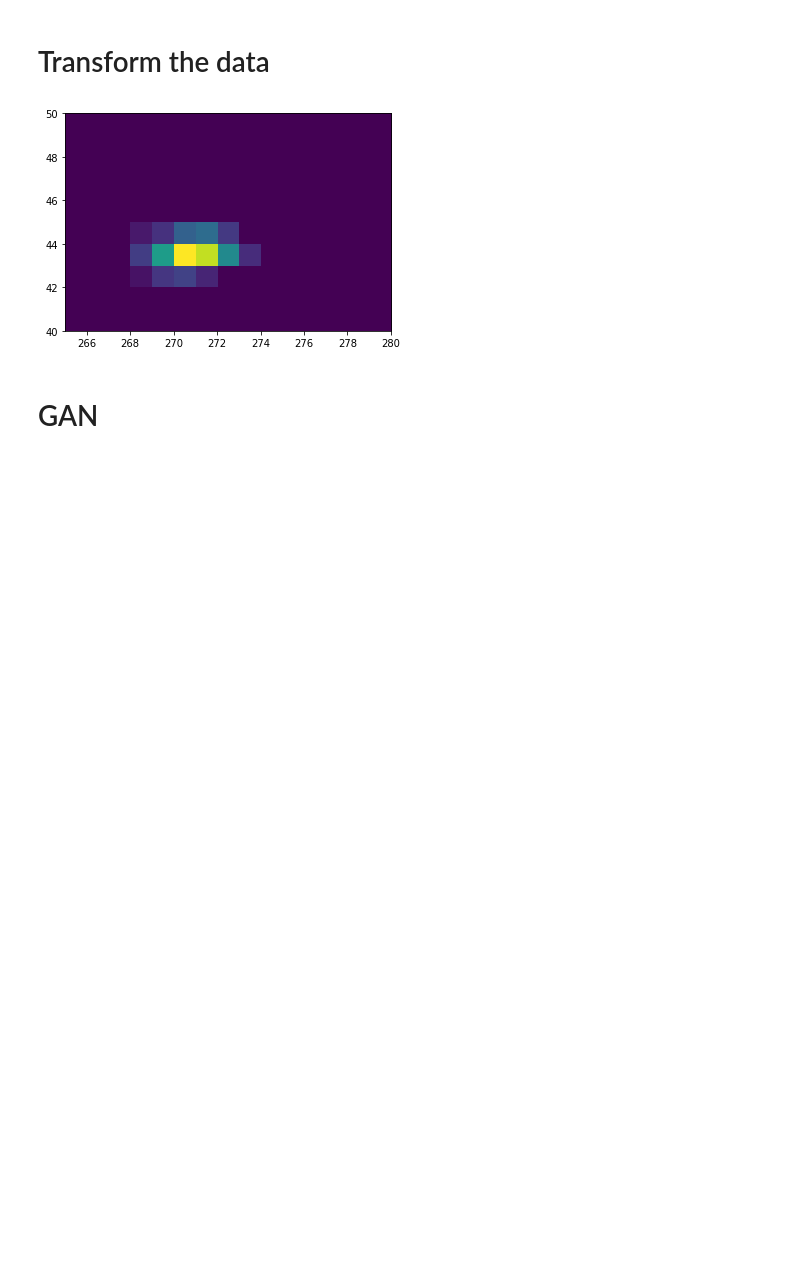
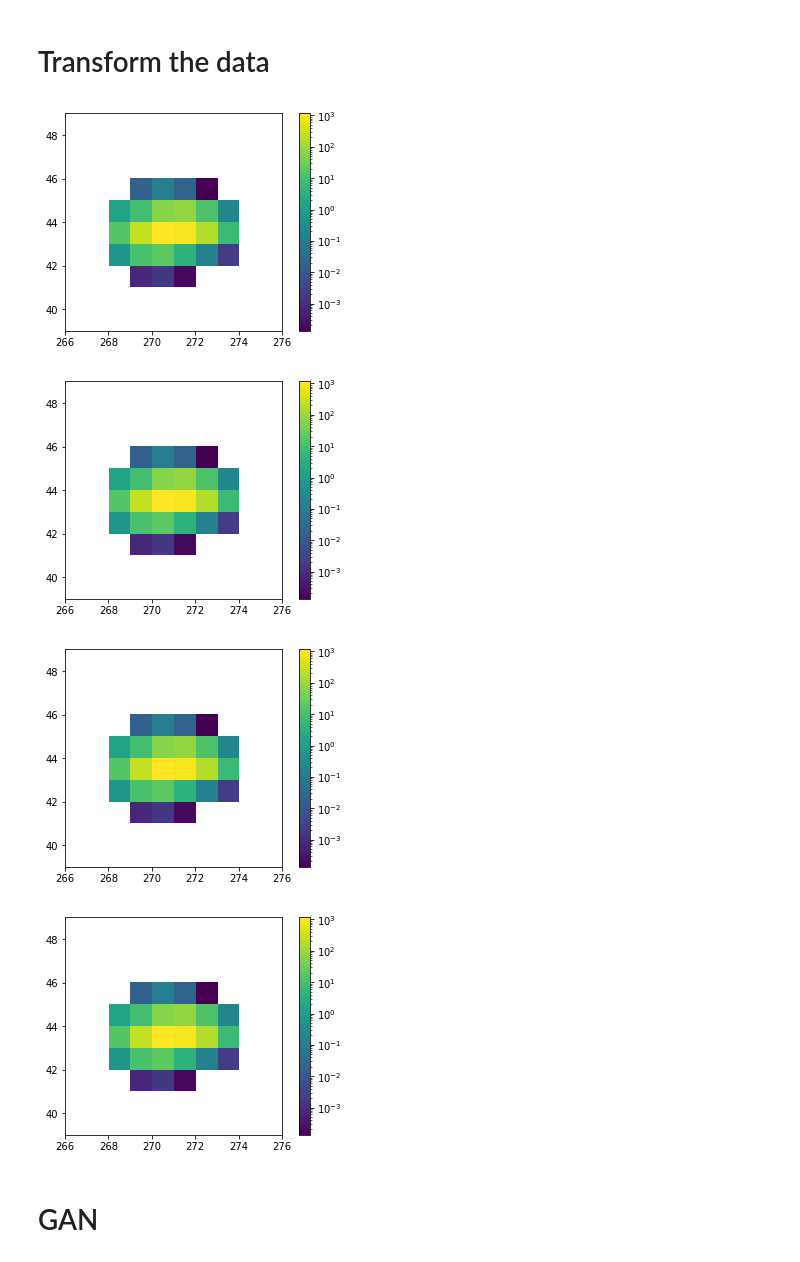
Before and after one commit to SiLiKhon/TPC-FastSim, a Jupyter notebook: notebooks/TPC_overview.ipynb, the cells around one changed output. Cells and saved outputs as stored; diff of their text form; code cells hidden in the pictures; blank space fills up the shorter version.

Commit message:
data v1 overview

```diff
--- a/notebooks/TPC_overview.ipynb
+++ b/notebooks/TPC_overview.ipynb
@@ -44,7 +45,7 @@ preprocessing._THIS_PATH
 # %% [output]
 PosixPath('/home/amaevskiy/TPC/TPC-FastSim/data')
 # %%
-df = pd.read_csv(preprocessing._THIS_PATH.joinpath('data_v0', 'csv', 'digits.csv'))
+df = pd.read_csv(preprocessing._THIS_PATH.joinpath('data_v1', 'csv', 'digits.csv'))
 print(df.dtypes)
 # %% [output]
 evtId      int64
@@ -70,10 +71,10 @@ mean_signal_matrix = np.zeros(dtype=float, shape=(npad, ntime))
 mean_signal_matrix[tuple(mean_signal[['ipad_n', 'itime_n']].values.T)] = mean_signal.amp.values
 # %%
 plt.figure(figsize=(10, 8))
-img = plt.imshow(mean_signal_matrix, aspect=4,
+img = plt.imshow(mean_signal_matrix, aspect='auto',
            extent=(
-               mean_signal.itime.min(), mean_signal.itime.max(),
-               mean_signal.ipad .max(), mean_signal.ipad .min(),
+               mean_signal.itime.min()    , mean_signal.itime.max() + 1,
+               mean_signal.ipad .max() + 1, mean_signal.ipad .min()    ,
            ),
            norm=LogNorm())
 plt.colorbar(img).set_label("average signal", fontsize=32)
@@ -85,6 +86,6 @@ plt.tight_layout();
 # %%
-for i in range(42, 46):
-  bins = np.linspace(1, 5, 101)
+for i in range(40, 47):
+  bins = np.linspace(-1, 5, 121)
   plt.hist(np.log10(
               ((df.loc[(df.itime > 240) & (df.ipad == i)]).groupby(['evtId', 'ipad'])['amp'].sum()).values
            ),
@@ -97,8 +98,8 @@ plt.xlabel('log10(integrated_amplitude)');
 # %% [markdown]
 # Transform the data
 # %%
-pad_range = (40, 50)
-time_range = (265, 280)
+pad_range = (39, 49)
+time_range = (266, 276)
 
 sel = lambda df, col, limits: (df[col] >= limits[0]) & (df[col] < limits[1])
 
@@ -116,10 +117,15 @@ def convert_event(event):
 
 data = np.stack(g.apply(convert_event).values)
 # %%
-fig, ax = plt.subplots()
-im = ax.imshow(data[0, ::-1], extent=(*time_range, *pad_range))
+for i in [0, 100, 1000, 3000]:
+    fig, ax = plt.subplots()
+    im = ax.imshow(data[0, ::-1], extent=(*time_range, *pad_range), norm=LogNorm())
+    plt.colorbar(img);
 # %% [output]
-[figure, old version]
+[figure, new version]
+[figure, added]
+[figure, added]
+[figure, added]
 # %%
 data_scaled = np.log10(1 + data).astype('float32')
 X_train, X_test = train_test_split(data_scaled, test_size=0.25, random_state=42)
```
Also changed, not shown: parts of 4 cells of this notebook, 1 other file.
